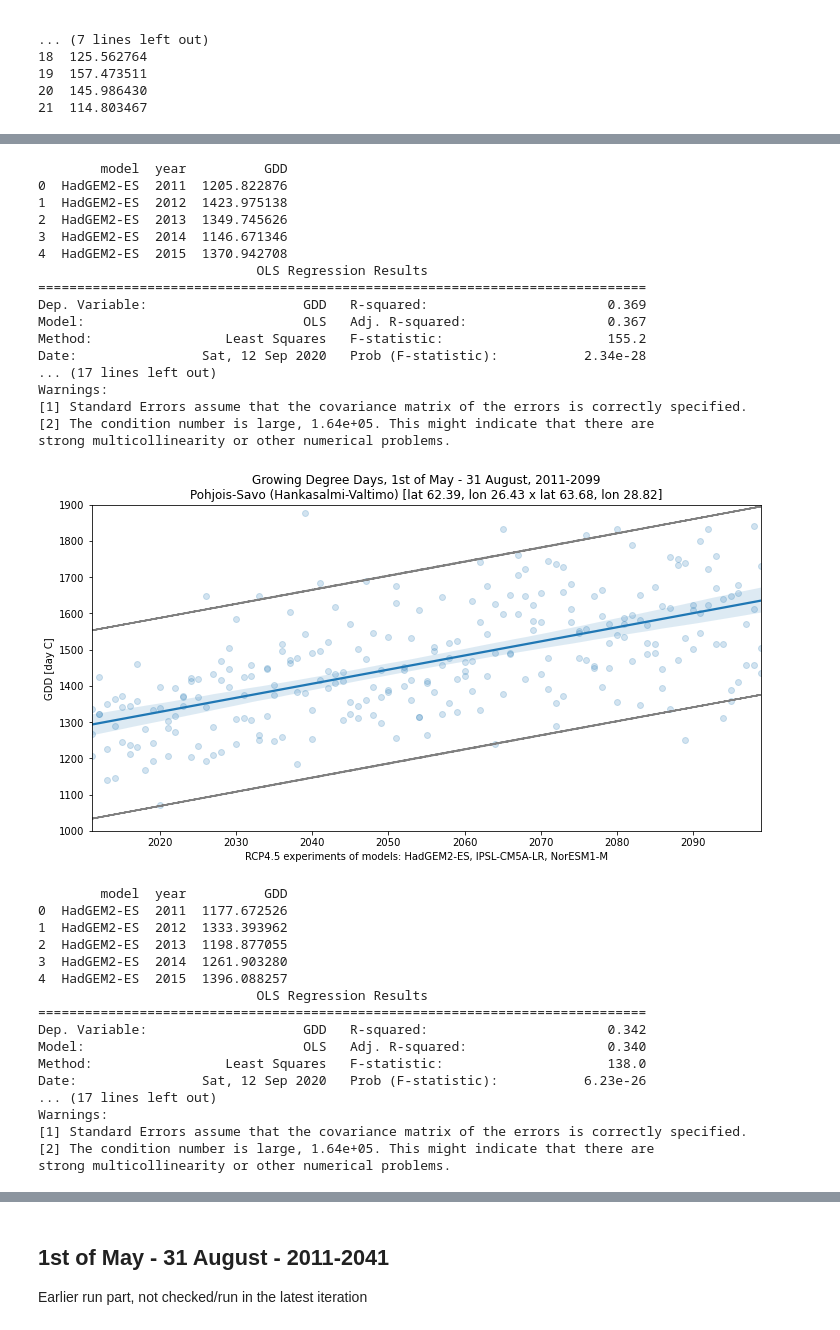
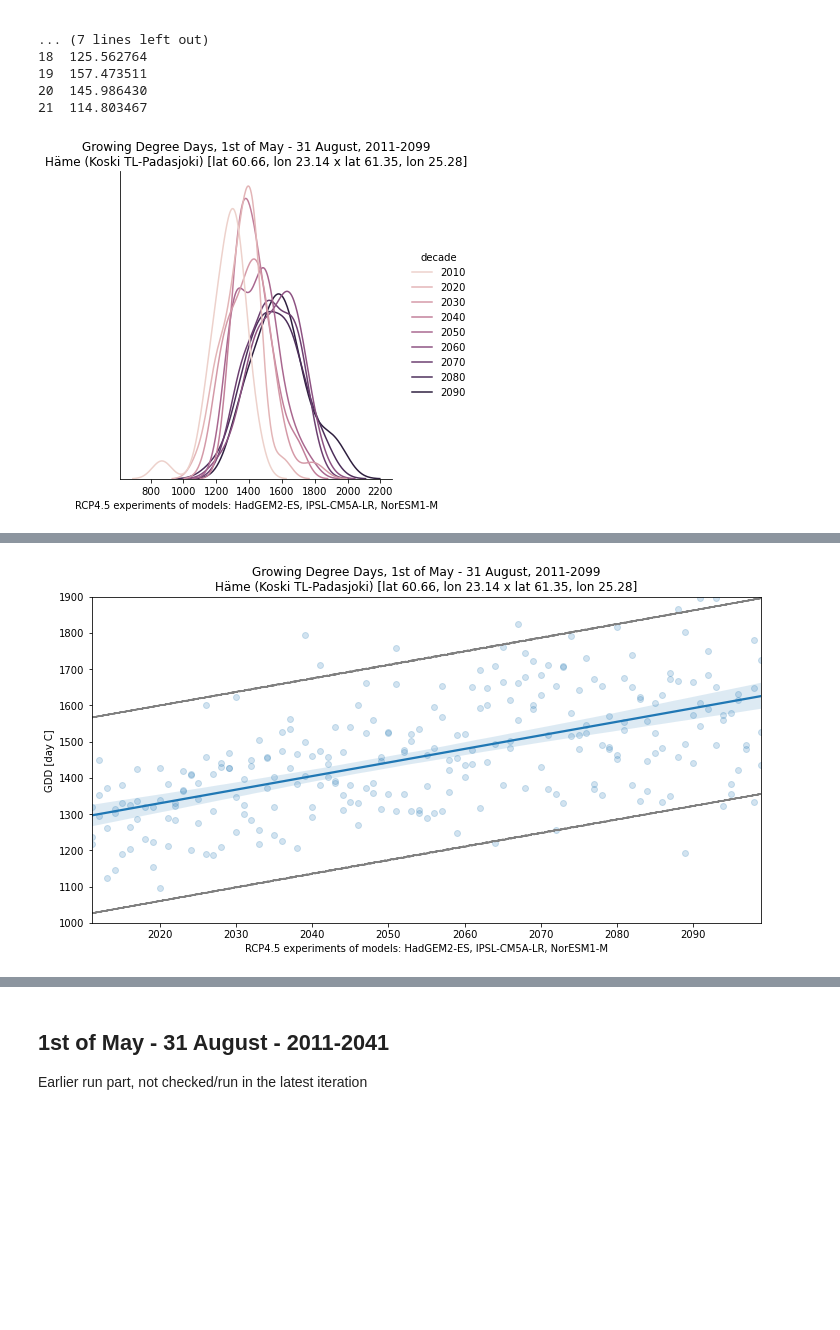
Before and after one commit to juhariis/cds-fin-strawberry, a Jupyter notebook: agro_strawberries_v2.ipynb, the cells around one changed output, grey strips where cells are left out. Cells and saved outputs as stored; diff of their text form; code cells hidden in the pictures; blank space fills up the shorter version.

```diff
--- a/agro_strawberries_v2.ipynb
+++ b/agro_strawberries_v2.ipynb
@@ -152,12 +152,15 @@ data_folder = 'D:/Users/Juha/Ana/MyData/climate/strawberries/'
 # going to create combined files or not?
 do_combine = False
 do_check = False
+read_cache = True
 
 # some libraries we need
 import matplotlib.pyplot as plt
 # plots into the notebook
 %matplotlib inline
-import netCDF4
+import seaborn as sns
+import pandas as pd
 import numpy as np
-import xarray
 import os
+import importlib
+import strawberry as sbry
@@ -482,10 +287,11 @@ Alastaro
 * 60.97424
 * 22.65558
 # %%
-# structures for later handling
+# defien areas
 
 geo_hame = {
     'name':'Häme',
+    'tag': 'hame',
     'gp1': {
         'name':'Koski TL',
         'lat_lon':[60.655, 23.141667]
@@ -499,6 +305,7 @@ geo_hame = {
 
 geo_psavo = {
     'name':'Pohjois-Savo',
+    'tag': 'psavo',
     'gp1': {
         'name':'Hankasalmi',
         'lat_lon':[62.38666512 , 26.43499826]
@@ -511,6 +318,7 @@ geo_psavo = {
 
 geo_vsuomi = {
     'name':'Varsinais-Suomi',
+    'tag': 'vsuomi',
     'gp1': {
         'name':'Houtskär',
         'lat_lon':[60.2167 , 21.3833]
@@ -849,15 +486,0 @@ plt.show()
-# %%
-df_dekadal_psavo = geo_avg_models(
-    data_folder,
-    model_list,
-    var_list_dekadal,
-    'dek',
-    get_region_title(geo_psavo),
-    geo_psavo['gp1']['lat_lon'],
-    geo_psavo['gp2']['lat_lon'],
-    '20110101-20401231',
-    0, 1080, 1,
-    '1st week ',
-    False
-)
-df_dekadal_psavo.to_pickle(data_folder + 'df_dekadal_psavo.pkl')
@@ -1143,9 +662,9 @@ Name: var, dtype: int64
 # Dekadal long
 
 df_dekadal_long = pd.concat([
-    add_ids(df_dekadal_long_psavo_txtg, 'psavo', 'dekadal'),
-    add_ids(df_dekadal_long_vsuomi_txtg, 'vsuomi', 'dekadal'),
-    add_ids(df_dekadal_long_hame_txtg, 'hame', 'dekadal')
+    sbry.add_ids(df_dekadal_long_psavo_txtg, 'psavo', 'dekadal'),
+    sbry.add_ids(df_dekadal_long_vsuomi_txtg, 'vsuomi', 'dekadal'),
+    sbry.add_ids(df_dekadal_long_hame_txtg, 'hame', 'dekadal')
 ])
 
 print(df_dekadal_long.head())
@@ -1529,9 +1045,7 @@ importlib.reload(sbry)
 var_name = 'Growing Degree Days, 1st of May - 31 August, 2011-2099'
 var_unit = 'day C'
 df_grp = df.loc[df['region'] == 'hame'].groupby(['model', 'year'], as_index=False)['GDD'].sum()
-sbry.quick_plot_accum(df_grp, 'year', 'GDD', geo_hame, var_name, var_unit, '')
-df_grp = df.loc[df['region'] == 'psavo'].groupby(['model', 'year'], as_index=False)['GDD'].sum()
-sbry.quick_plot_accum(df_grp, 'year', 'GDD', geo_psavo, var_name, var_unit, '')
-df_grp = df.loc[df['region'] == 'vsuomi'].groupby(['model', 'year'], as_index=False)['GDD'].sum()
-sbry.quick_plot_accum(df_grp, 'year', 'GDD', geo_vsuomi, var_name, var_unit, '')
+sbry.plot_gdd_histogram(df_grp, 'year', 'GDD', geo_hame, var_name, var_unit, '')
+sbry.plot_gdd_trend(df_grp, 'year', 'GDD', geo_hame, var_name, var_unit, '')
 # %% [output]
+[figure, new version]
@@ -1556,35 +1069 @@ strong multicollinearity or other numerical problems.
-        model  year          GDD
-0  HadGEM2-ES  2011  1205.822876
-1  HadGEM2-ES  2012  1423.975138
-2  HadGEM2-ES  2013  1349.745626
-3  HadGEM2-ES  2014  1146.671346
-4  HadGEM2-ES  2015  1370.942708
-                            OLS Regression Results
-==============================================================================
-Dep. Variable:                    GDD   R-squared:                       0.369
-Model:                            OLS   Adj. R-squared:                  0.367
-Method:                 Least Squares   F-statistic:                     155.2
-Date:                Sat, 12 Sep 2020   Prob (F-statistic):           2.34e-28
-... (17 lines left out)
-Warnings:
-[1] Standard Errors assume that the covariance matrix of the errors is correctly specified.
-[2] The condition number is large, 1.64e+05. This might indicate that there are
-strong multicollinearity or other numerical problems.
-[figure, old version]
+[figure, new version]
-        model  year          GDD
-0  HadGEM2-ES  2011  1177.672526
-1  HadGEM2-ES  2012  1333.393962
-2  HadGEM2-ES  2013  1198.877055
-3  HadGEM2-ES  2014  1261.903280
-4  HadGEM2-ES  2015  1396.088257
-                            OLS Regression Results
-==============================================================================
-Dep. Variable:                    GDD   R-squared:                       0.342
-Model:                            OLS   Adj. R-squared:                  0.340
-Method:                 Least Squares   F-statistic:                     138.0
-Date:                Sat, 12 Sep 2020   Prob (F-statistic):           6.23e-26
-... (17 lines left out)
-Warnings:
-[1] Standard Errors assume that the covariance matrix of the errors is correctly specified.
-[2] The condition number is large, 1.64e+05. This might indicate that there are
-strong multicollinearity or other numerical problems.
```
Also changed, not shown: parts of 54 cells of this notebook, 5 other files.
